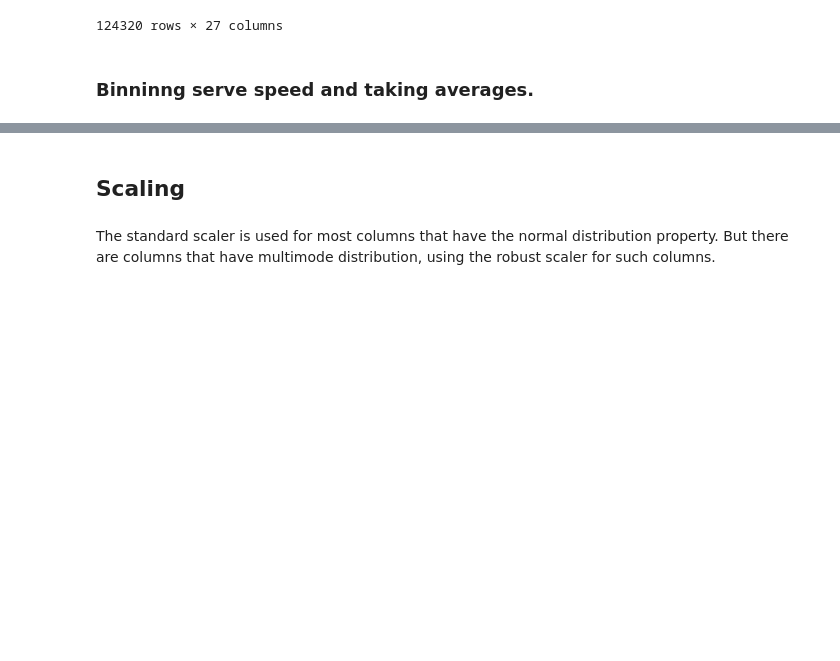
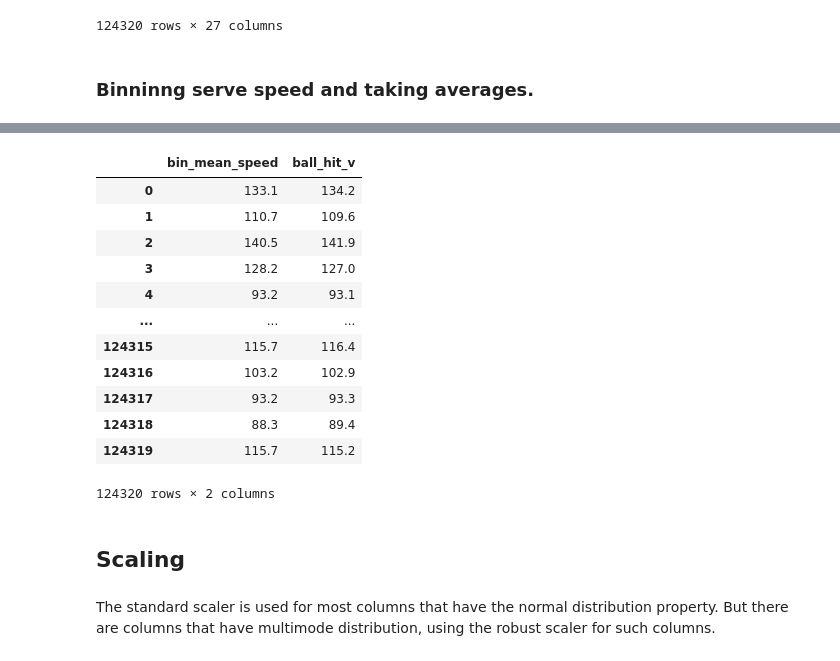
Before and after one commit to apbw-6/Tennis_Ace_Prediction, a Jupyter notebook: 3.Feature_Engineering.ipynb, the cells around one changed output, grey strips where cells are left out. Drawn from its saved outputs; the diff is of its cells as text; code cells hidden in the pictures; blank space fills up the shorter version.

```diff
--- a/3.Feature_Engineering.ipynb
+++ b/3.Feature_Engineering.ipynb
@@ -324,18 +338,34 @@ X_train_df
 # %%
-import pandas as pd
-import numpy as np
-
-# Sample tennis serve data
-data = {'serve_speed_mph': np.random.uniform(100, 140, 200)}  # Speeds between 100-140 mph
-df = pd.DataFrame(data)
-
 # Define bin edges (adjust based on min/max serve speed)
-bin_edges = np.arange(df['serve_speed_mph'].min(), df['serve_speed_mph'].max() + 2.5, 2.5)
+bin_edges = np.arange(df["ball_hit_v"].min(), df["ball_hit_v"].max() + 2.5, 2.5)
 
 # Create bin labels
-df['speed_bin'] = pd.cut(df['serve_speed_mph'], bins=bin_edges, right=False)  # Right=False ensures left-inclusive bins
+df["speed_binning"] = pd.cut(
+    df["ball_hit_v"], bins=bin_edges, right=False
+)  # Right=False ensures left-inclusive bins
 
-print(df.head())
+# Compute mean serve speed per bin
+bin_means = df.groupby("speed_binning")["ball_hit_v"].transform("mean")
+
+# Add new column
+df["bin_mean_speed"] = bin_means.round(1)
+df.drop(columns="speed_binning", inplace=True)
+# %%
+df[["bin_mean_speed", "ball_hit_v"]]
+# %% [output]
+|  | bin_mean_speed | ball_hit_v |
+| 0 | 133.1 | 134.2 |
+| 1 | 110.7 | 109.6 |
+| 2 | 140.5 | 141.9 |
+| 3 | 128.2 | 127.0 |
+| 4 | 93.2 | 93.1 |
+| ... | ... | ... |
+| 124315 | 115.7 | 116.4 |
+| 124316 | 103.2 | 102.9 |
+| 124317 | 93.2 | 93.3 |
+| 124318 | 88.3 | 89.4 |
+| 124319 | 115.7 | 115.2 |
+124320 rows × 2 columns
 # %% [markdown]
 ## Scaling
 # %% [markdown]
```
Also changed, not shown: parts of 4 cells of this notebook, 3 other files.
